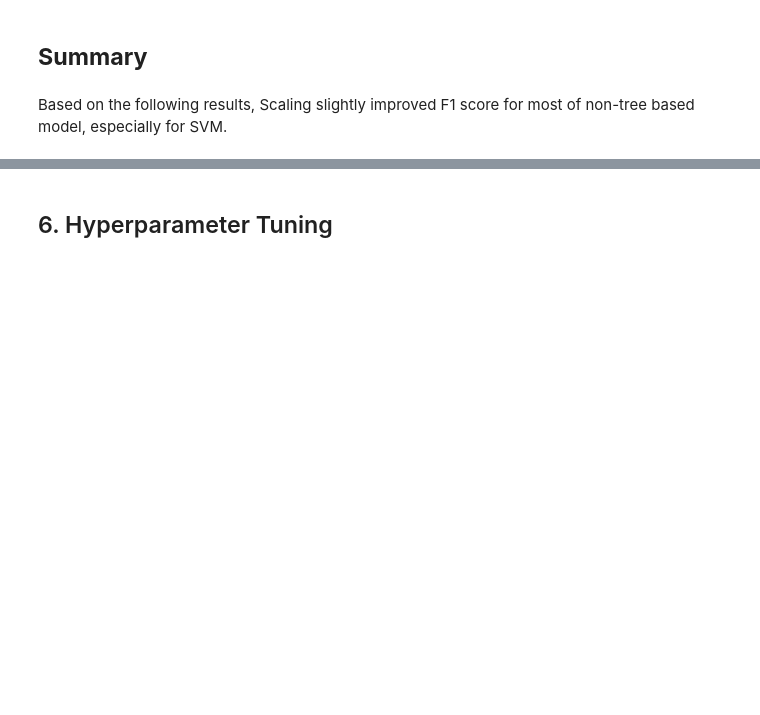
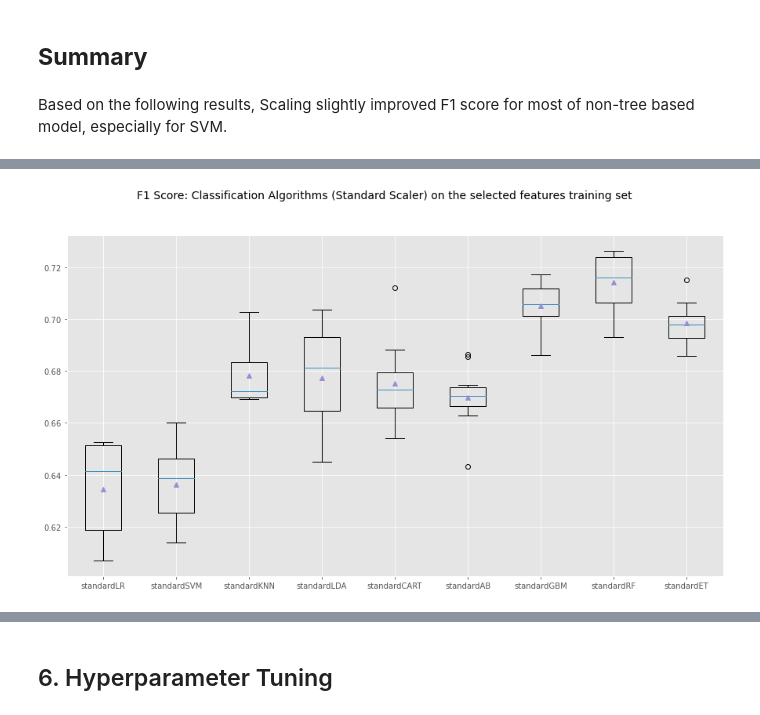
Before and after one commit to lmw0612/bank_telemarketing, a Jupyter notebook: bank_telemarketing.ipynb, the cells around one changed output, grey strips where cells are left out. Cells and saved outputs as stored; diff of their text form; code cells hidden in the pictures; blank space fills up the shorter version.

```diff
--- a/bank_telemarketing.ipynb
+++ b/bank_telemarketing.ipynb
@@ -900,0 +980,9 @@ Based on the following results, Scaling slightly improved F1 score for most of n
+# %%
+fig = plt.figure(figsize=(15, 8))
+fig.suptitle('F1 Score: Classification Algorithms (Standard Scaler) on the selected features training set', fontsize=14)
+ax = fig.add_subplot(111)
+plt.boxplot(results_f1, showmeans=True)
+ax.set_xticklabels(names_2)
+plt.show()
+# %% [output]
+[figure, added]
```
Also changed, not shown: parts of 35 cells of this notebook, 1 other file.
